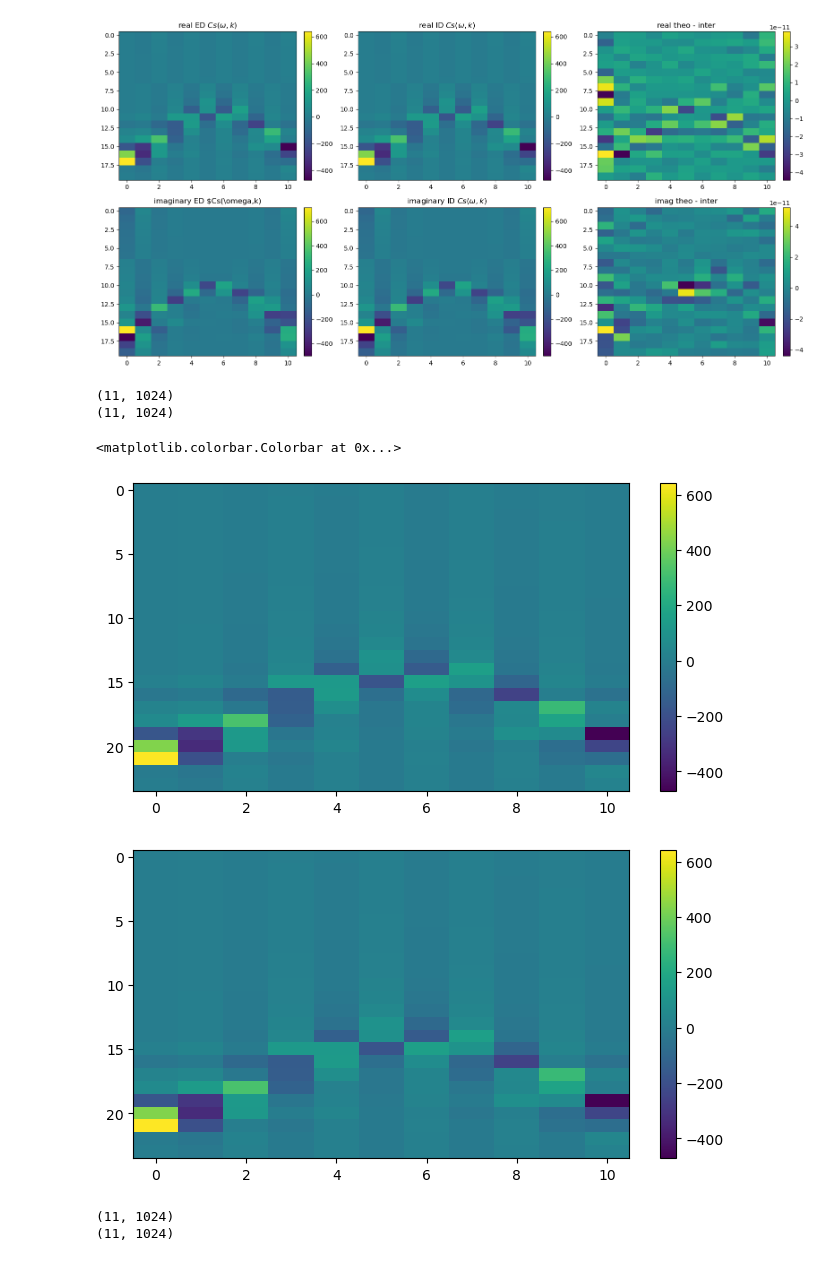
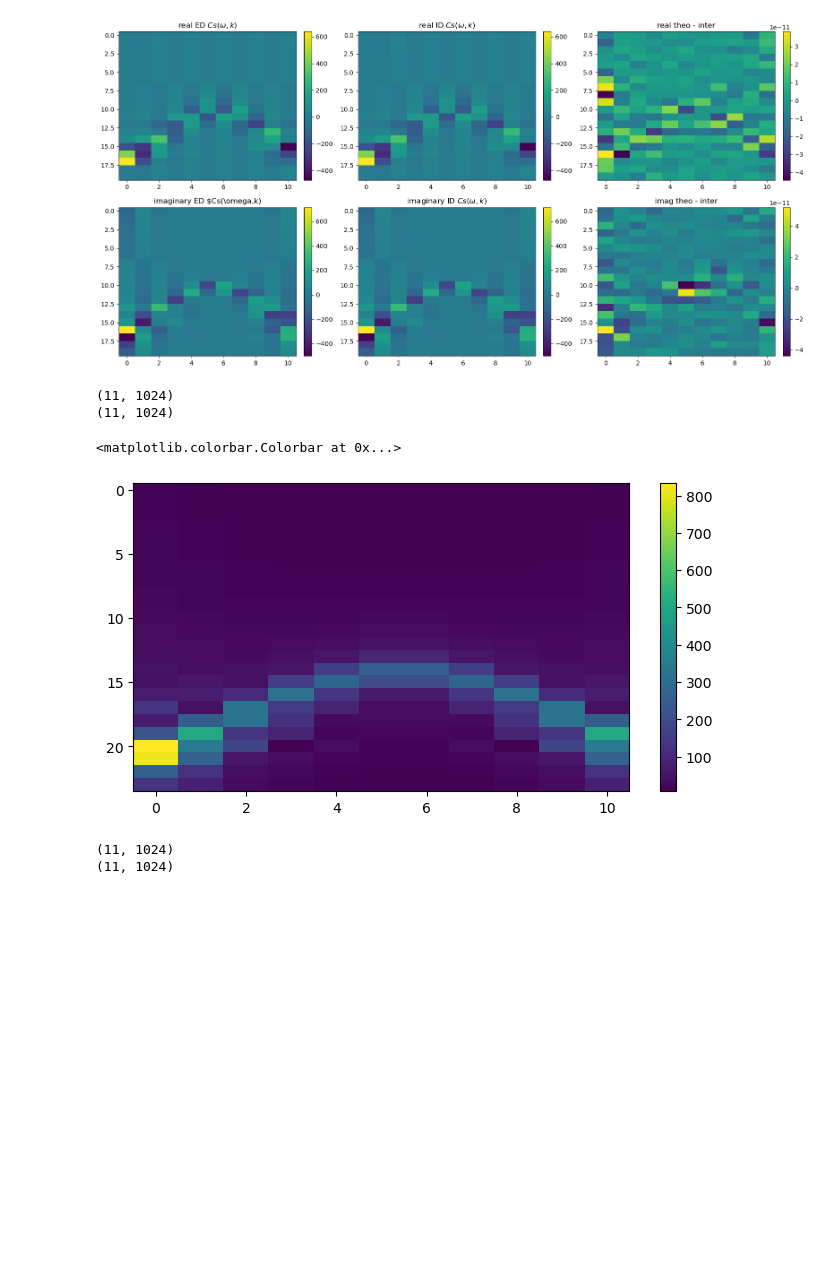
Before and after one commit to gconcheri/Student-Research-Job, a Jupyter notebook: Correlation_function/Correlation_function_Lsites.ipynb, the cells around one changed output. Drawn from its saved outputs; the diff is of its cells as text; code cells hidden in the pictures; blank space fills up the shorter version.

```diff
--- a/Correlation_function/Correlation_function_Lsites.ipynb
+++ b/Correlation_function/Correlation_function_Lsites.ipynb
@@ -624,33 +624,32 @@ def FT(Ct, t_list, x_list, nw=4):
 # %%
 D = 11
 a, b = Cs.shape
 interp_Cs = func_interp.T.reshape(a, b)
 
 FTresult = FT(Ct=Cs, t_list=np.arange(N)*dt, x_list = np.arange(D), nw=3)
 FTresult_i = FT(Ct=interp_Cs, t_list=np.arange(N)*dt, x_list = np.arange(D), nw=3)
 
 print(FTresult.shape)
 print(FTresult_i.shape)
 
 plt.figure(figsize=(8, 4))
-plt.imshow(np.real(FTresult[:,1000:].T), aspect = 'auto',
+plt.imshow(np.abs(FTresult[:,1000:].T), aspect = 'auto',
            interpolation = 'none'
            )
 
 plt.colorbar()
 
-plt.figure(figsize=(8, 4))
-plt.imshow(np.real(FTresult_i[:,1000:].T), aspect = 'auto',
-           interpolation = 'none'
-           )
+# plt.figure(figsize=(8, 4))
+# plt.imshow(np.real(FTresult_i[:,1000:].T), aspect = 'auto',
+#            interpolation = 'none'
+#            )
 
-plt.colorbar()
+#plt.colorbar()
 # %% [output]
 (11, 1024)
 (11, 1024)
 <matplotlib.colorbar.Colorbar at 0x...>
-[figure, old version]
+[figure, new version]
-[figure, removed]
 # %%
 D = 11
 a, b = Cs.shape
```
Also changed, not shown: parts of 1 cell of this notebook, 1 other file.
